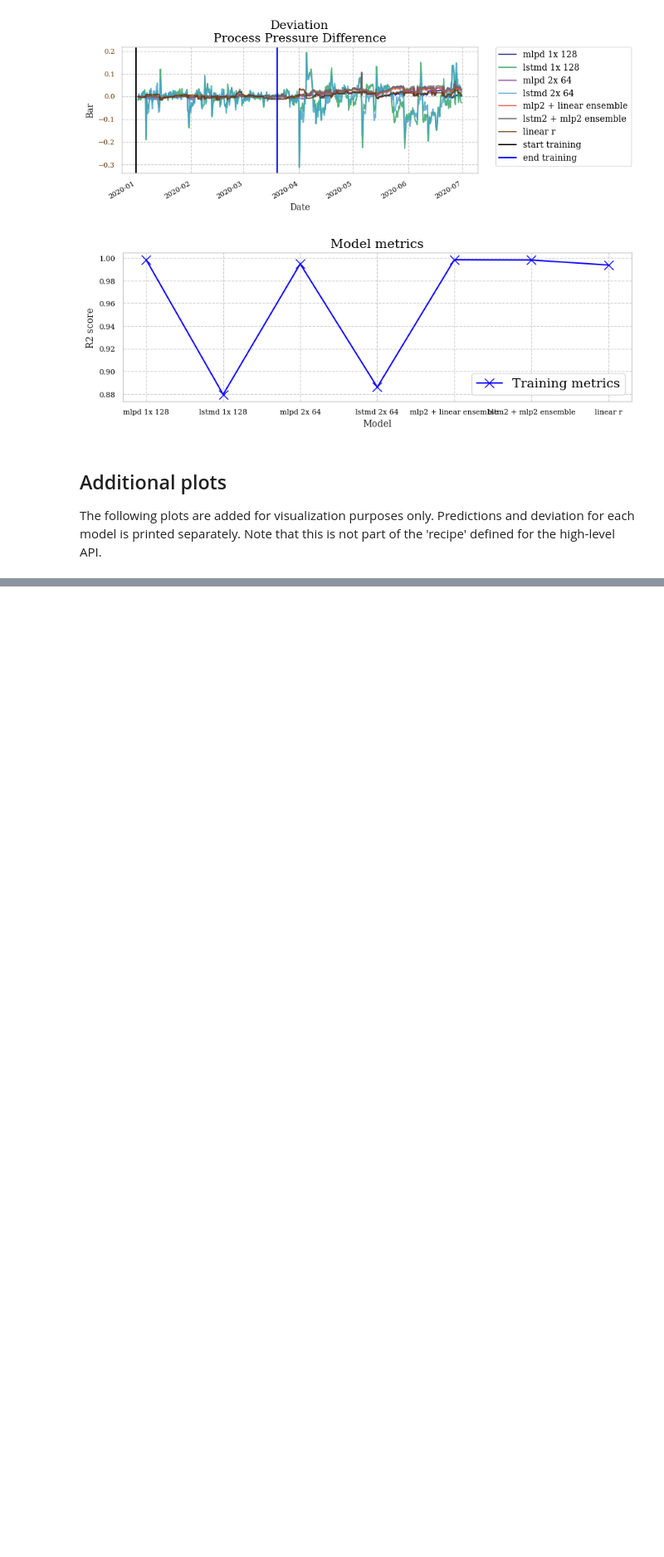
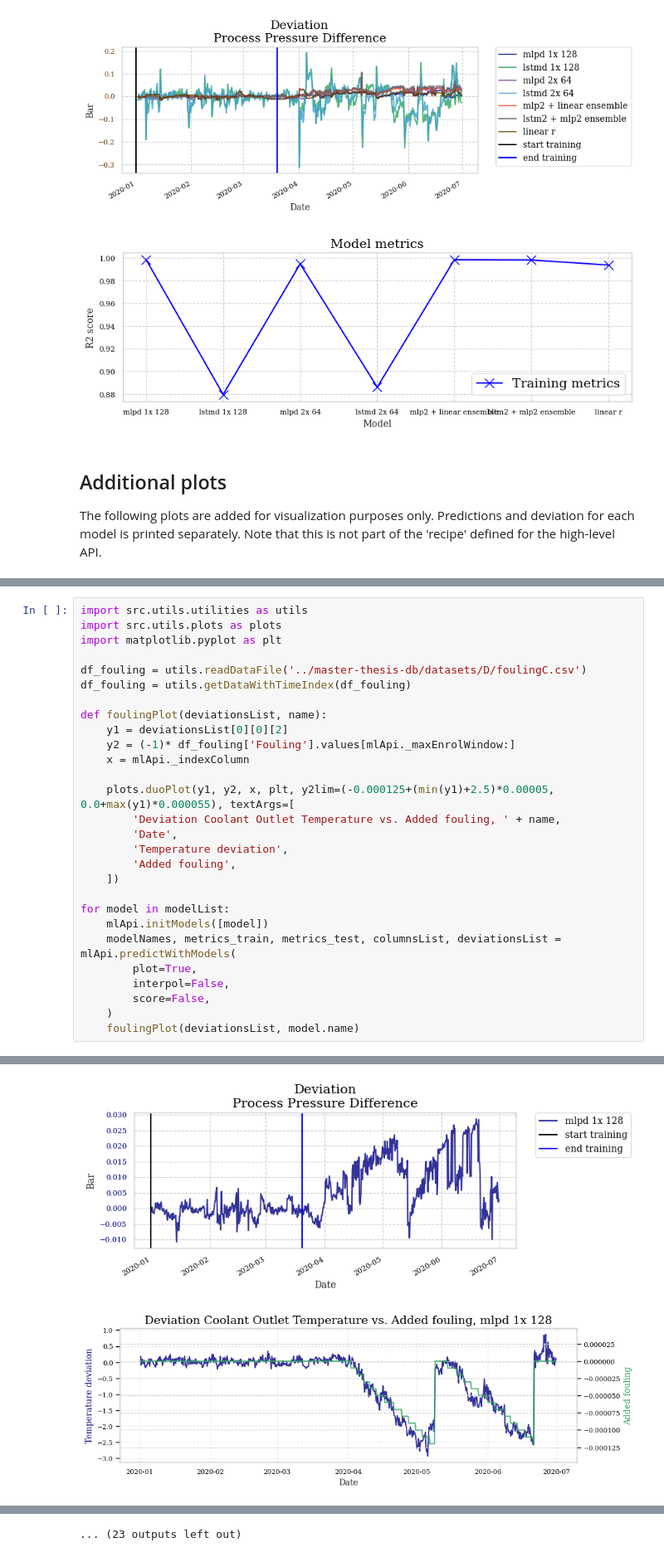
Before and after one commit to hermanwh/master-thesis, a Jupyter notebook: 2_basic_example_D.ipynb, the cells around one changed output, grey strips where cells are left out. Shown at 83% size. Cells and saved outputs as stored; diff of their text form; blank space fills up the shorter version.

Commit message:
Added duoplot for fouling visualization, smallfixes to plot py methods

```diff
--- a/2_basic_example_D.ipynb
+++ b/2_basic_example_D.ipynb
@@ -219,0 +198,29 @@ for model in modelList:
+# %%
+import src.utils.utilities as utils
+import src.utils.plots as plots
+import matplotlib.pyplot as plt
+
+df_fouling = utils.readDataFile('../master-thesis-db/datasets/D/foulingC.csv')
+df_fouling = utils.getDataWithTimeIndex(df_fouling)
+
+def foulingPlot(deviationsList, name):
+    y1 = deviationsList[0][0][2]
+    y2 = (-1)* df_fouling['Fouling'].values[mlApi._maxEnrolWindow:]
+    x = mlApi._indexColumn
+
+    plots.duoPlot(y1, y2, x, plt, y2lim=(-0.000125+(min(y1)+2.5)*0.00005, 0.0+max(y1)*0.000055), textArgs=[
+        'Deviation Coolant Outlet Temperature vs. Added fouling, ' + name,
+        'Date',
+        'Temperature deviation',
+        'Added fouling',
+    ])
+
+for model in modelList:
+    mlApi.initModels([model])
+    modelNames, metrics_train, metrics_test, columnsList, deviationsList = mlApi.predictWithModels(
+        plot=True,
+        interpol=False,
+        score=False,
+    )
+    foulingPlot(deviationsList, model.name)
+# %% [output]
@@ -219,0 +230,2 @@ for model in modelList:
+[figure, added]
+[figure, added]
@@ -219,0 +239 @@ for model in modelList:
+... (23 outputs left out)
```
Also changed, not shown: parts of 3 cells of this notebook, 8 other files.
